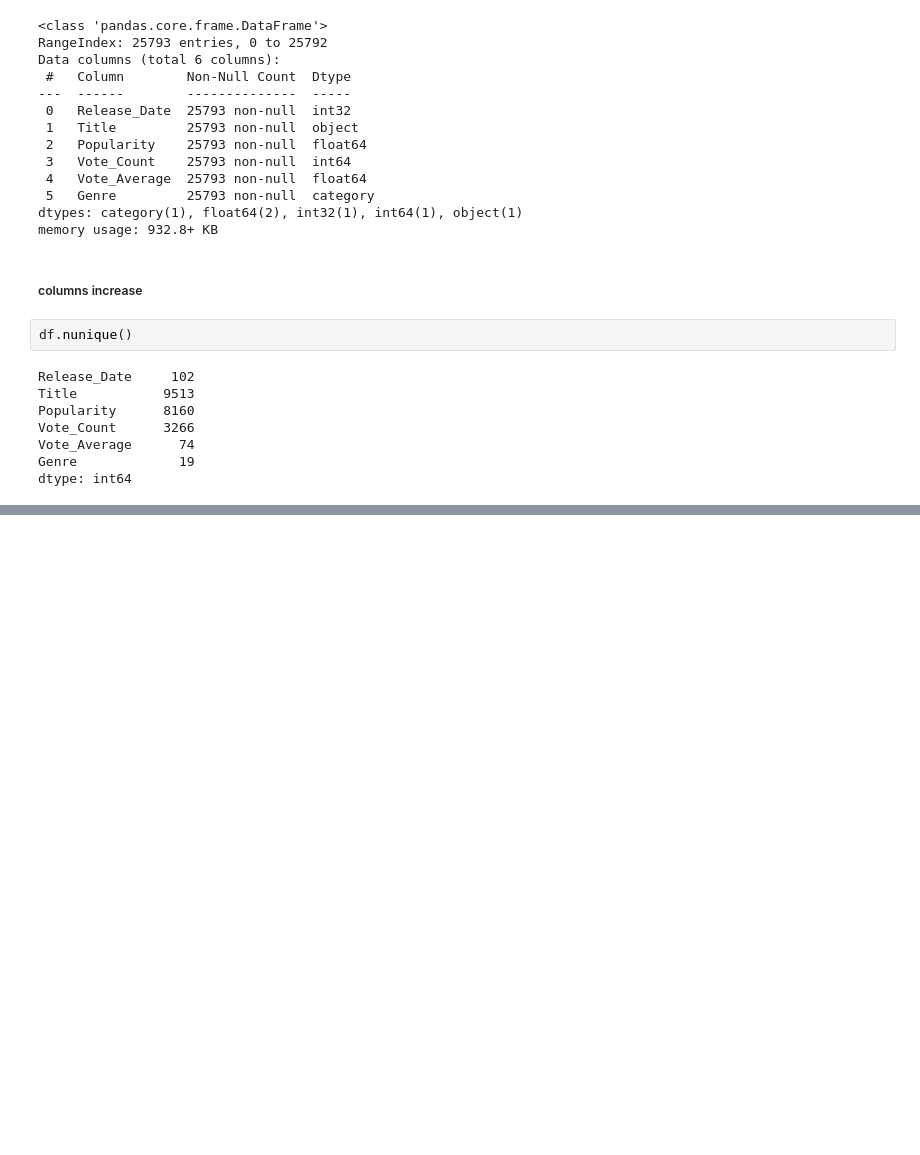
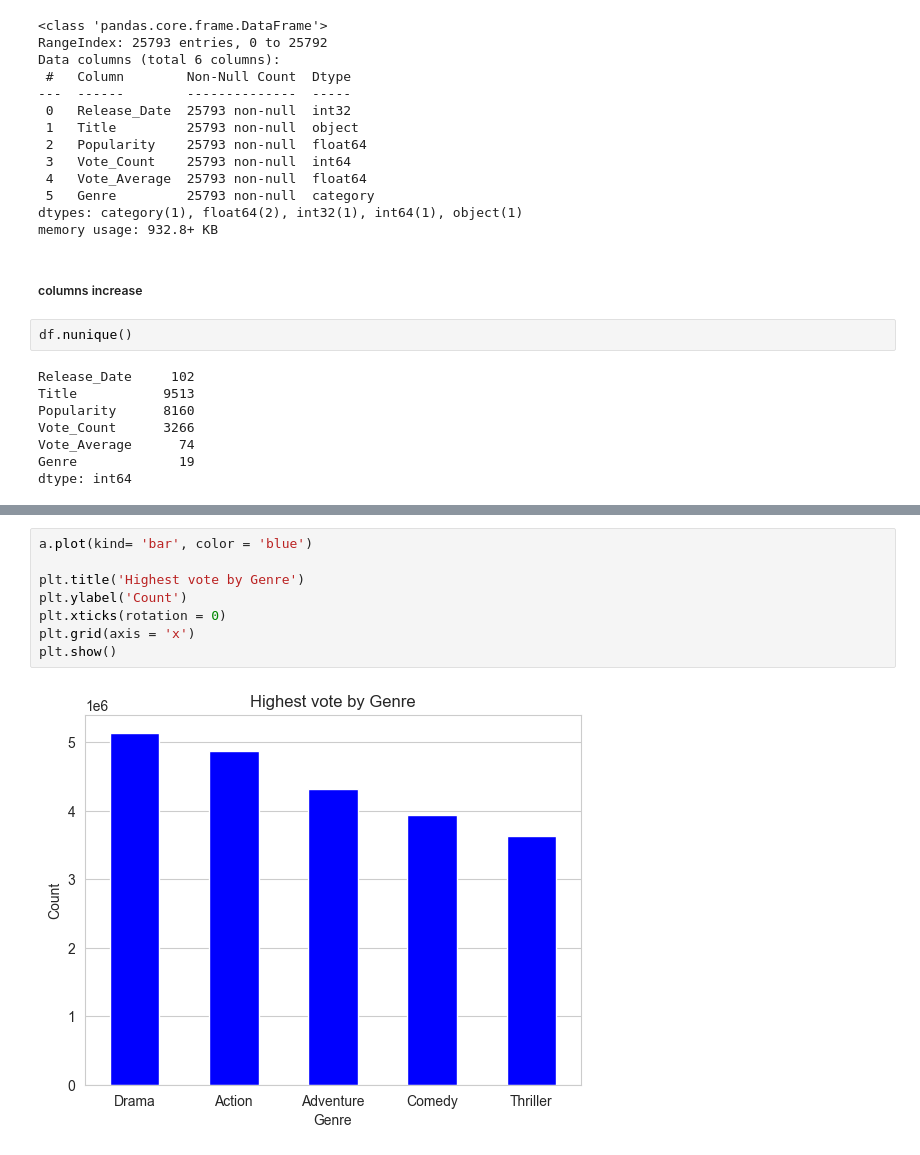
Before and after one commit to Digvijay-0/netflix_movies, a Jupyter notebook: movie.ipynb, the cells around one changed output, grey strips where cells are left out. Cells and saved outputs as stored; diff of their text form; blank space fills up the shorter version.

```diff
--- a/movie.ipynb
+++ b/movie.ipynb
@@ -145,0 +164,10 @@ dtype: int64
+# %%
+a.plot(kind= 'bar', color = 'blue')
+
+plt.title('Highest vote by Genre')
+plt.ylabel('Count')
+plt.xticks(rotation = 0)
+plt.grid(axis = 'x')
+plt.show()
+# %% [output]
+[figure, added]
```
Also changed, not shown: parts of 13 cells of this notebook.
